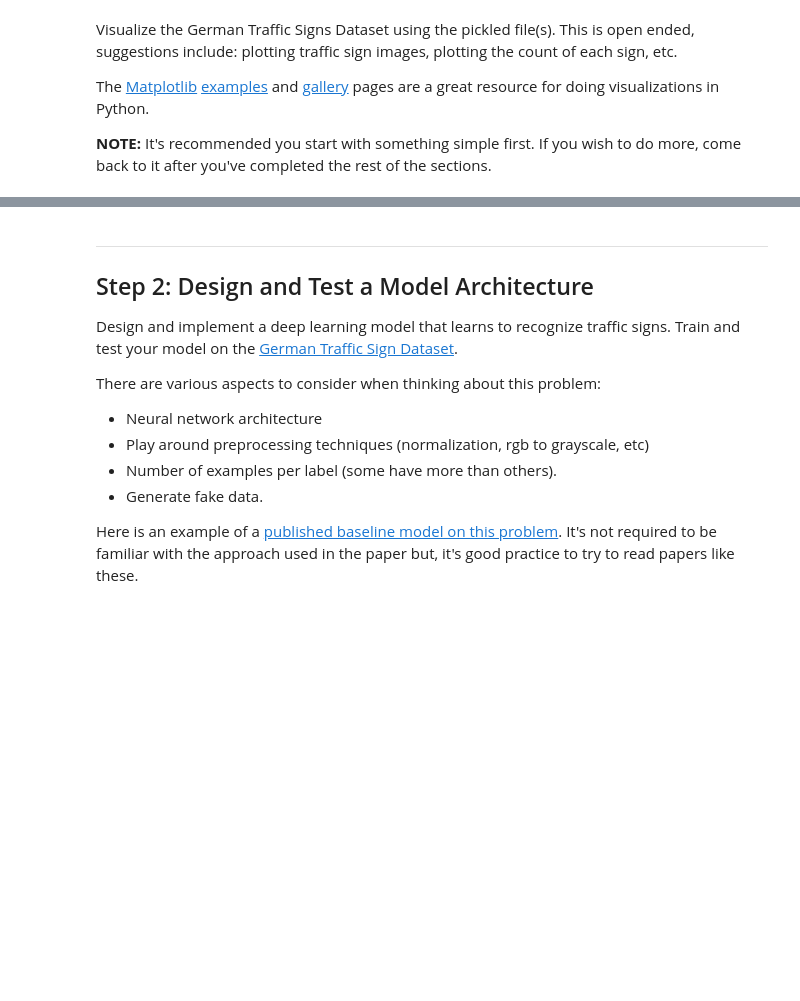
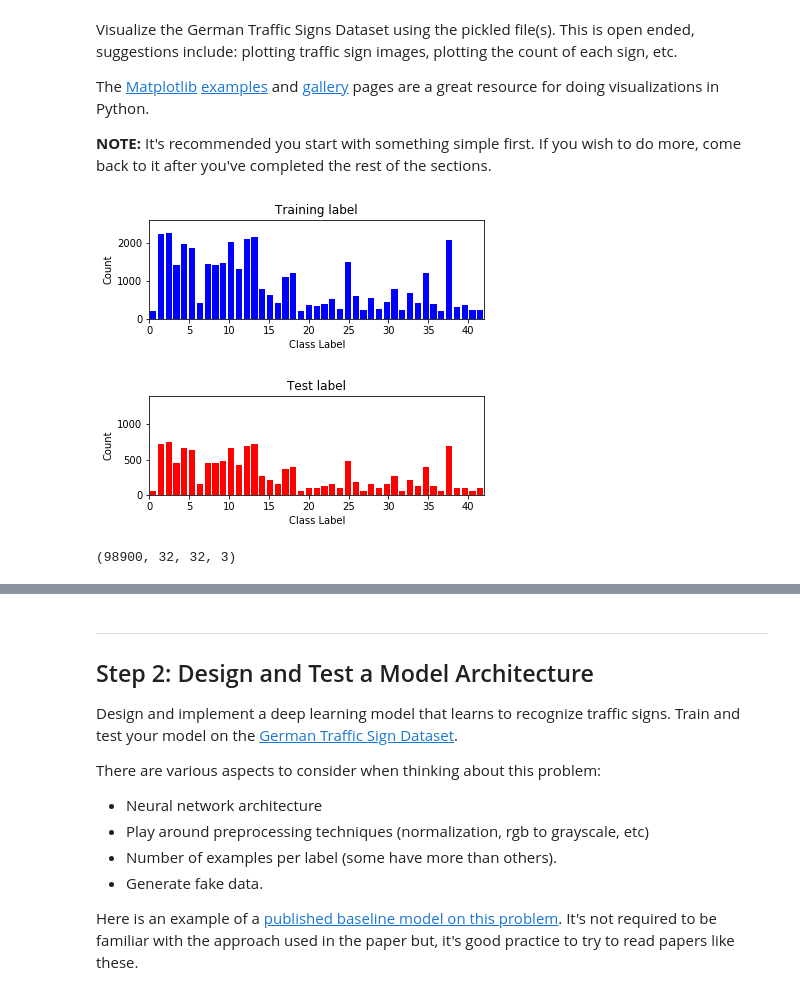
Before and after one commit to tx2016/Self-Driving_Car-Nanodegree-Projects, a Jupyter notebook: CarND-Traffic-Sign-Classifier-Project/Traffic_Sign_Classifier.ipynb, the cells around one changed output, grey strips where cells are left out. Cells and saved outputs as stored; diff of their text form; code cells hidden in the pictures; blank space fills up the shorter version.

```diff
--- a/CarND-Traffic-Sign-Classifier-Project/Traffic_Sign_Classifier.ipynb
+++ b/CarND-Traffic-Sign-Classifier-Project/Traffic_Sign_Classifier.ipynb
@@ -84,0 +94,24 @@ import matplotlib.pyplot as plt
+# %%
+### Data exploration visualization goes here.
+### Feel free to use as many code cells as needed.
+
+# Plot the histogram on training label
+plt.subplot(2,1,1)
+plt.axis([0, 42, 0, 2600])
+plt.hist(y_train, n_classes,rwidth=0.8, color = 'blue')
+plt.xlabel('Class Label')
+plt.ylabel('Count')
+plt.title('Training label')
+plt.show()
+
+# Plot the histogram on test label
+plt.subplot(2,1,2)
+plt.axis([0, 42, 0, 1400])
+plt.hist(y_test, n_classes, rwidth=0.8, color = 'red')
+plt.xlabel('Class Label')
+plt.ylabel('Count')
+plt.title('Test label')
+plt.show()
+# %% [output]
+[figure, added]
+[figure, added]
@@ -84,0 +126,23 @@ import matplotlib.pyplot as plt
+# %%
+# Make sure each class has same number of dataset
+count_class = np.bincount(y_train)
+#print(max(count_class)) #2250
+
+for i in range(n_classes):
+    X_added, y_added = [], []
+    imgs_with_label_i = X_train[np.where(y_train == i)]
+
+
+    imgs_to_add = 2300 - count_class[i]
+
+    for j in range(imgs_to_add):
+        img_to_add_random_idx = np.random.randint(count_class[i])
+        X_added.append(generate_images(imgs_with_label_i[img_to_add_random_idx]))
+        y_added.append(i)
+
+    X_train = np.append(X_train, X_added, axis=0)
+    y_train = np.append(y_train, y_added, axis=0)
+
+X_train.shape
+# %% [output]
+(98900, 32, 32, 3)
```
Also changed, not shown: parts of 39 cells of this notebook.
